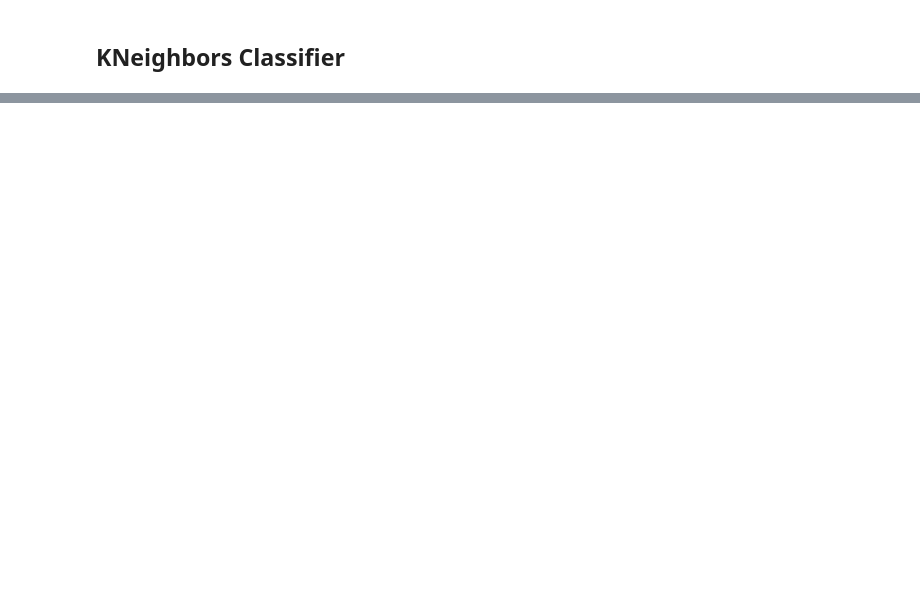
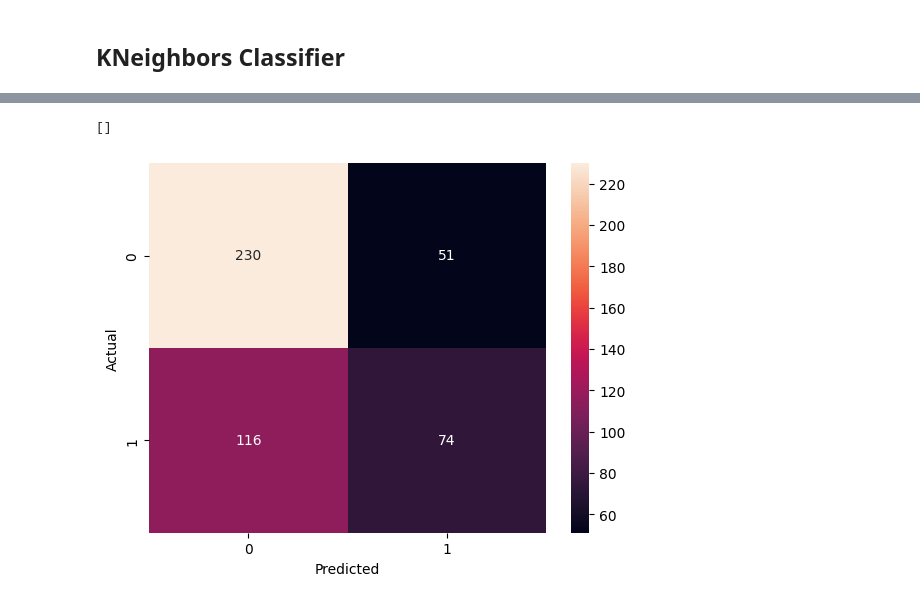
Before and after one commit to Natalia9922/Employee-_classification_project, a Jupyter notebook: Employee__classification_project.ipynb, the cells around one changed output, grey strips where cells are left out. Drawn from its saved outputs; the diff is of its cells as text; code cells hidden in the pictures; blank space fills up the shorter version.

```diff
--- a/Employee__classification_project.ipynb
+++ b/Employee__classification_project.ipynb
@@ -620,0 +651,7 @@ Text(0, 0.5, 'TotalWorkingYears')
+# %%
+cm_plot = sns.heatmap(confusion_matrix(y_test, y_pred_KN), annot = True, fmt='g')
+cm_plot.set(xlabel = "Predicted", ylabel = "Actual")
+cm_plot.plot()
+# %% [output]
+[]
+[figure, added]
```
Also changed, not shown: parts of 30 cells of this notebook.
